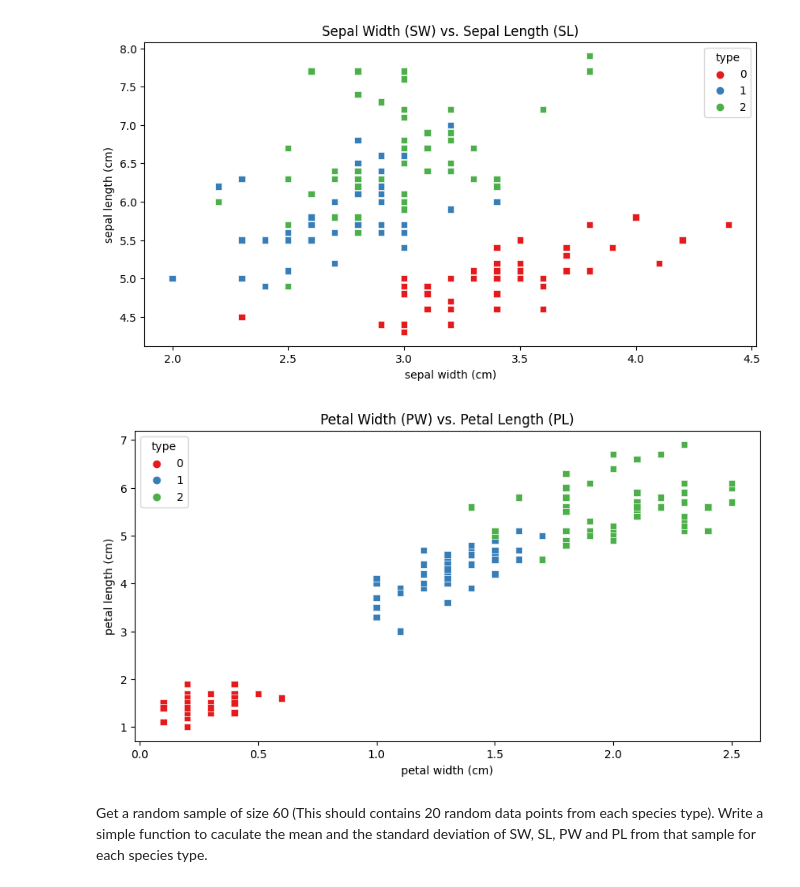
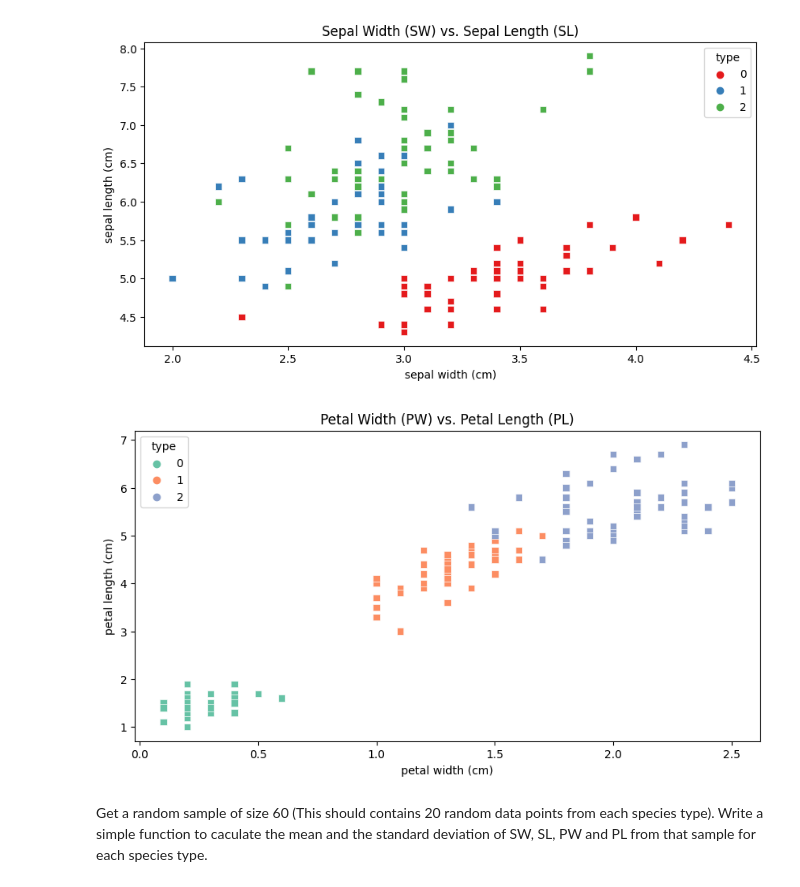
Before and after one commit to fantaxiah/MachineLearningFall23, a Jupyter notebook: MATH8334HW1.ipynb, the cells around one changed output. Cells and saved outputs as stored; diff of their text form; code cells hidden in the pictures.

```diff
--- a/MATH8334HW1.ipynb
+++ b/MATH8334HW1.ipynb
@@ -194,11 +194,11 @@ plt.show()
 # %%
 # Plot PW vs PL, PW is the x axis and PL is the y axis
 plt.figure(figsize=(10,5))
-sns.scatterplot(x = 'petal width (cm)',y = 'petal length (cm)', data = df, marker = 's', hue= 'type', palette='Set1')
+sns.scatterplot(x = 'petal width (cm)',y = 'petal length (cm)', data = df, marker = 's', hue= 'type', palette='Set2')
 plt.title('Petal Width (PW) vs. Petal Length (PL)')
 plt.show()
 # %% [output]
-[figure, old version]
+[figure, new version]
 # %% [markdown]
 Get a random sample of size 60 (This should contains 20 random data points
 from each species type). Write a simple function to caculate the mean and the
```
Also changed, not shown: parts of 2 cells of this notebook.
